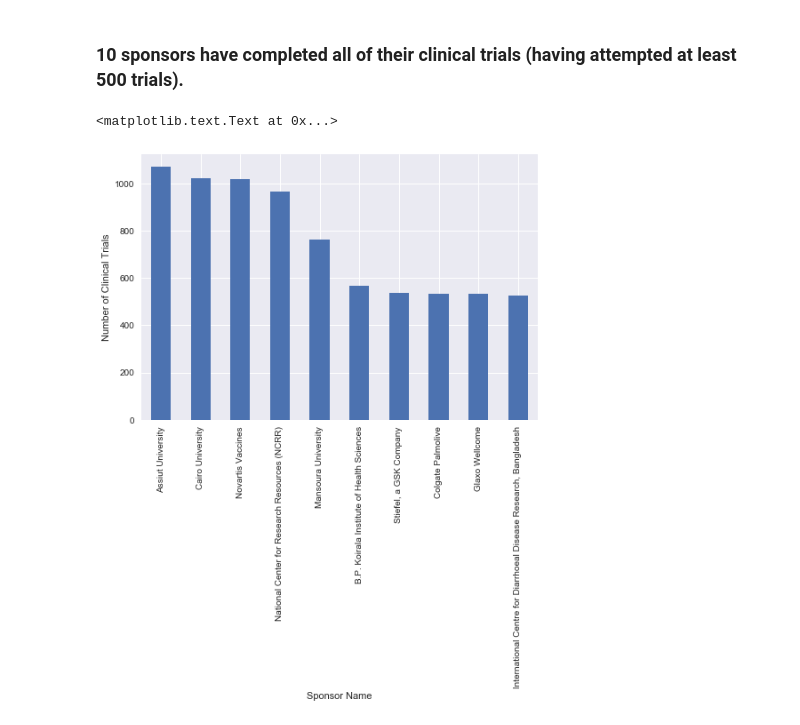
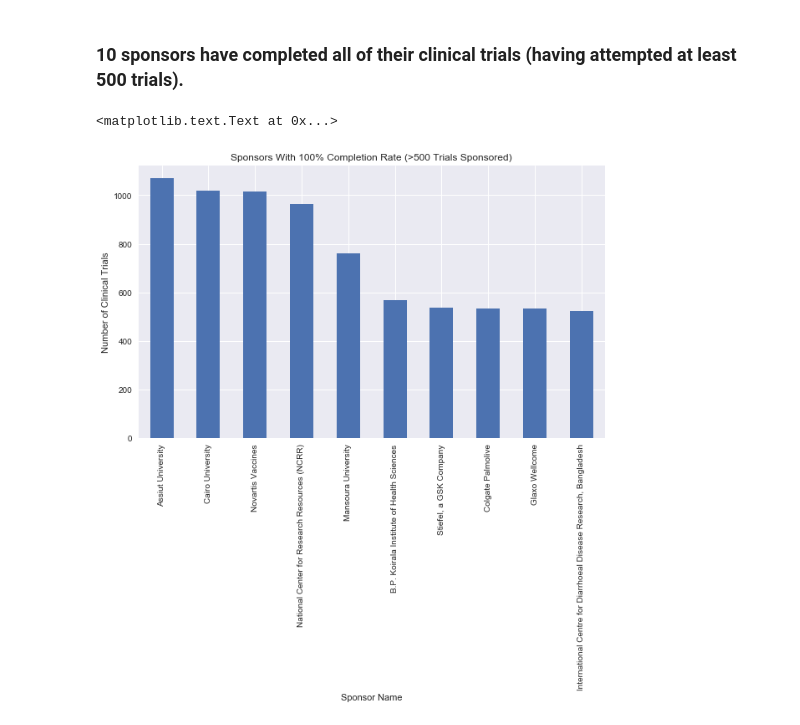
Before and after one commit to gwug/plots, a Jupyter notebook: CliTriPrime.ipynb, the cells around one changed output. Cells and saved outputs as stored; diff of their text form; code cells hidden in the pictures.

```diff
--- a/CliTriPrime.ipynb
+++ b/CliTriPrime.ipynb
@@ -266,8 +280,12 @@ df_fig3_gt500=df_fig3[df_fig3['sum']>500].sort_values('avg', ascending=False)
 ### 10 sponsors have completed all of their clinical trials (having attempted at least 500 trials).
 # %%
+plt.figure(figsize=(10, 6))
+
 ax=df_fig3_gt500.head(10).sort_values('sum', ascending=False)['sum'].plot(kind='bar')
 ax.set_ylabel("Number of Clinical Trials")
 ax.set_xlabel("Sponsor Name")
+
+plt.title('Sponsors With 100% Completion Rate (>500 Trials Sponsored)')
 # %% [output]
 <matplotlib.text.Text at 0x...>
-[figure, old version]
+[figure, new version]
```
Also changed, not shown: parts of 6 cells of this notebook.
